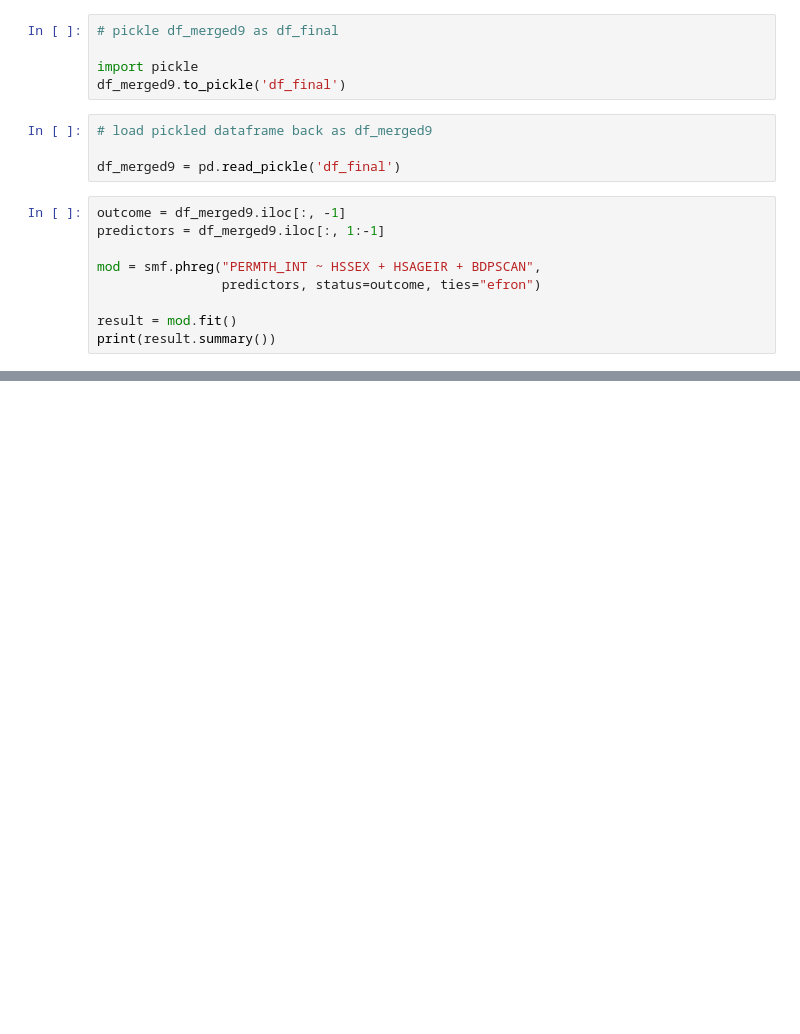
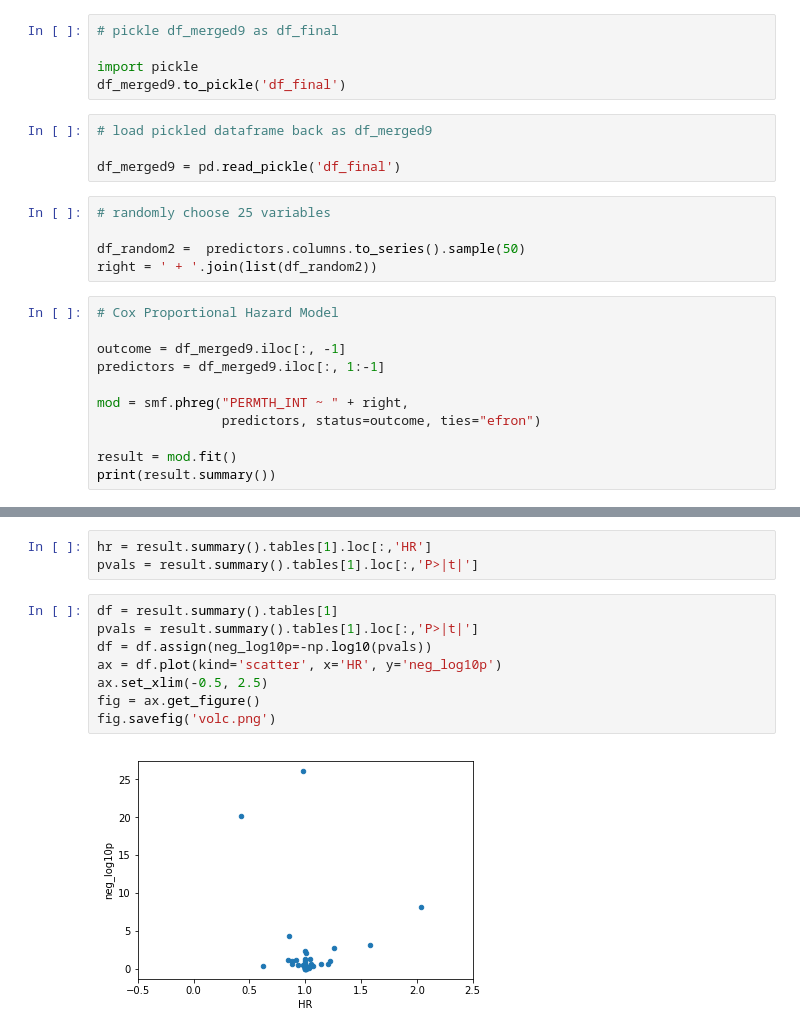
Before and after one commit to BIOF309/group-project-the_git_that_keeps_on_gitting, a Jupyter notebook: NHANES_final.ipynb, the cells around one changed output, grey strips where cells are left out. Saved outputs shown, nothing was run; the diff lists cells and outputs as text; blank space fills up the shorter version.

```diff
--- a/NHANES_final.ipynb
+++ b/NHANES_final.ipynb
@@ -394,11 +396,18 @@ df_merged9.to_pickle('df_final')
 # load pickled dataframe back as df_merged9
 
 df_merged9 = pd.read_pickle('df_final')
+# %%
+# randomly choose 25 variables
+
+df_random2 =  predictors.columns.to_series().sample(50)
+right = ' + '.join(list(df_random2))
 # %%
+# Cox Proportional Hazard Model
+
 outcome = df_merged9.iloc[:, -1]
 predictors = df_merged9.iloc[:, 1:-1]
 
-mod = smf.phreg("PERMTH_INT ~ HSSEX + HSAGEIR + BDPSCAN",
+mod = smf.phreg("PERMTH_INT ~ " + right,
                 predictors, status=outcome, ties="efron")
 
 result = mod.fit()
@@ -419,0 +453,13 @@ Confidence intervals are for the hazard ratios
+# %%
+hr = result.summary().tables[1].loc[:,'HR']
+pvals = result.summary().tables[1].loc[:,'P>|t|']
+# %%
+df = result.summary().tables[1]
+pvals = result.summary().tables[1].loc[:,'P>|t|']
+df = df.assign(neg_log10p=-np.log10(pvals))
+ax = df.plot(kind='scatter', x='HR', y='neg_log10p')
+ax.set_xlim(-0.5, 2.5)
+fig = ax.get_figure()
+fig.savefig('volc.png')
+# %% [output]
+[figure, added]
```
Also changed, not shown: parts of 3 cells of this notebook, 2 other files.
